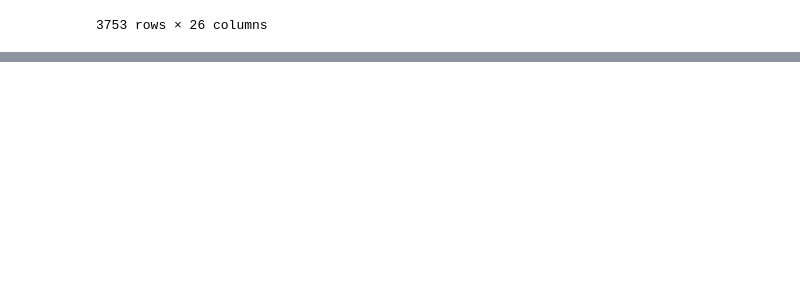
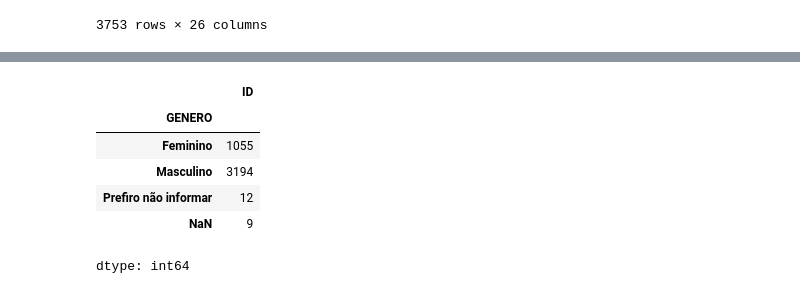
Before and after one commit to alessandrasarah/projetos-python, a Jupyter notebook: Uso_da_biblioteca_Pandas.ipynb, the cells around one changed output, grey strips where cells are left out. Saved outputs shown, nothing was run; the diff lists cells and outputs as text; code cells hidden in the pictures; blank space fills up the shorter version.

```diff
--- a/Uso_da_biblioteca_Pandas.ipynb
+++ b/Uso_da_biblioteca_Pandas.ipynb
@@ -247,0 +249,10 @@ dados[dados['IDADE']<=40]
+# %%
+dados.groupby('GENERO', dropna=False)['ID'].nunique()
+# %% [output]
+|  | ID |
+| GENERO |  |
+| Feminino | 1055 |
+| Masculino | 3194 |
+| Prefiro não informar | 12 |
+| NaN | 9 |
+dtype: int64
```
Also changed, not shown: parts of 6 cells of this notebook.
